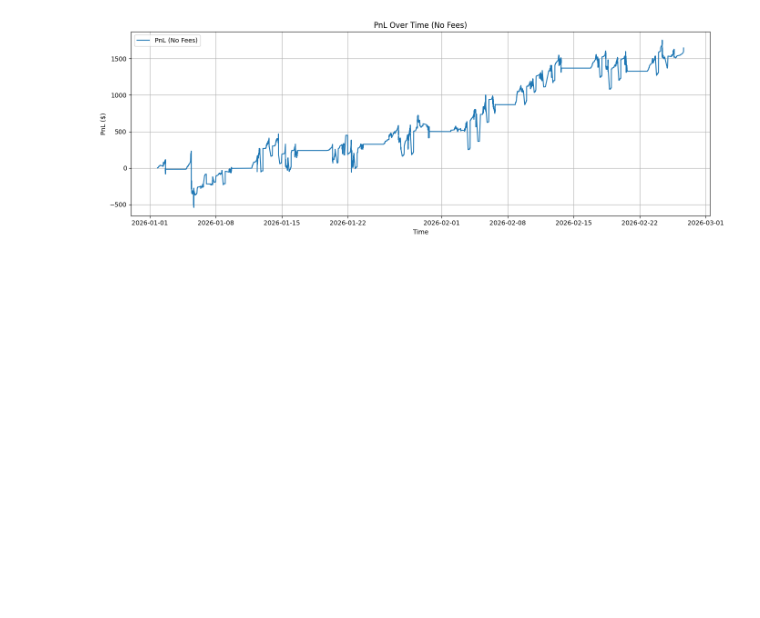
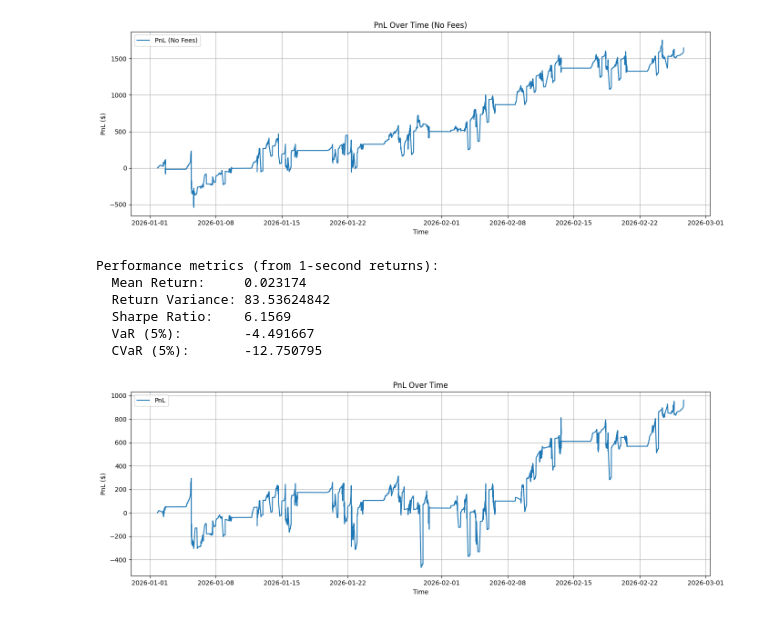
Before and after one commit to chris-mulligan-50/FINM-33150-Quantitative-Trading-Strategies-Final-Project-Kalshi-Market-Making-, a Jupyter notebook: submission.ipynb, the cells around one changed output. Drawn from its saved outputs; the diff is of its cells as text; code cells hidden in the pictures; blank space fills up the shorter version.

```diff
--- a/submission.ipynb
+++ b/submission.ipynb
@@ -778,3 +756,58 @@ plt.tight_layout()
 plt.show()
 # %% [output]
 [figure]
+# %%
+# One row per second (portfolio-level); use last row per ts
+df_ts = df.sort("ts").unique(subset=["ts"], keep="last").sort("ts")
+# Market spread (take_ask - take_bid)
+df_ts = df_ts.with_columns(
+    (pl.col("take_ask") - pl.col("take_bid")).alias("market_spread")
+)
+
+# --- Performance metrics (using period returns) ---
+import numpy as np
+_rets = df_ts.filter(pl.col("returns").is_finite() & pl.col("returns").is_not_null())["returns"]
+rets_np = _rets.to_numpy()
+
+mean_return = float(np.mean(rets_np))
+return_variance = float(np.var(rets_np))
+return_std = float(np.std(rets_np))
+# Annualization: assume 1-sec returns; ~252*6.5*3600 sec per year
+sec_per_year = 252 * 6.5 * 3600
+sharpe_ratio = (mean_return / return_std * (sec_per_year ** 0.5)) if return_std and return_std != 0 else float("nan")
+
+# VaR and CVaR (95% confidence => 5th percentile of return distribution)
+var_95 = float(np.percentile(rets_np, 5))
+cvar_95 = float(np.mean(rets_np[rets_np <= var_95]))
+
+print("Performance metrics (from 1-second returns):")
+print(f"  Mean Return:     {mean_return:.6f}")
+print(f"  Return Variance: {return_variance:.8f}")
+print(f"  Sharpe Ratio:    {sharpe_ratio:.4f}")
+print(f"  VaR (5%):        {var_95:.6f}")
+print(f"  CVaR (5%):       {cvar_95:.6f}")
+# %% [output]
+Performance metrics (from 1-second returns):
+  Mean Return:     0.023174
+  Return Variance: 83.53624842
+  Sharpe Ratio:    6.1569
+  VaR (5%):        -4.491667
+  CVaR (5%):       -12.750795
+# %%
+import matplotlib.pyplot as plt
+
+# PnL chart (one row per second from df_ts)
+ts_pd = df_ts["ts"].to_pandas()
+pnl_ts = df_ts["pnl"].to_pandas()
+
+plt.figure(figsize=(14, 5))
+plt.plot(ts_pd, pnl_ts, label="PnL")
+plt.xlabel("Time")
+plt.ylabel("PnL ($)")
+plt.title("PnL Over Time")
+plt.legend()
+plt.grid(True)
+plt.tight_layout()
+plt.show()
+# %% [output]
+[figure]
```
Also changed, not shown: parts of 14 cells of this notebook.
